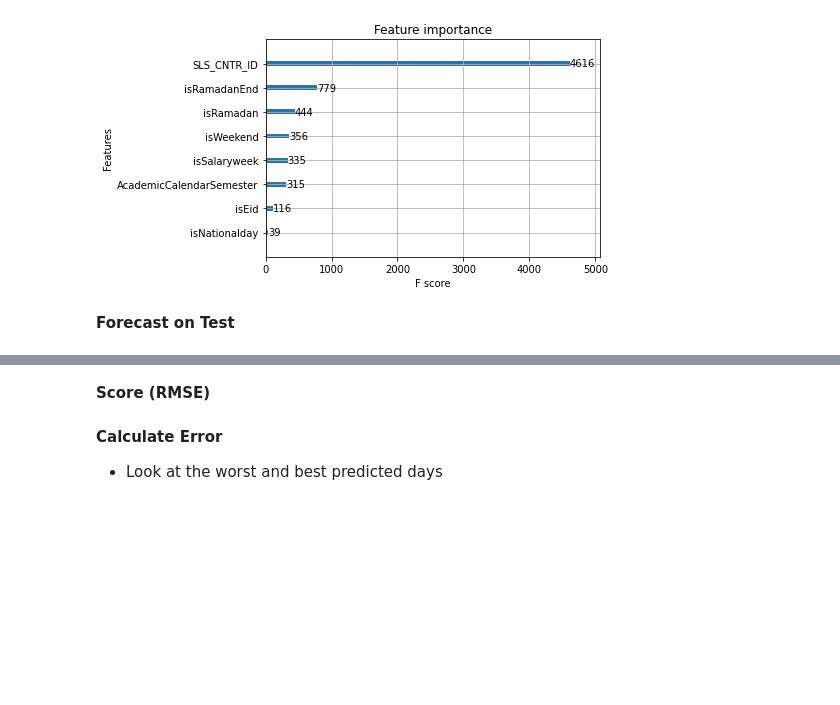
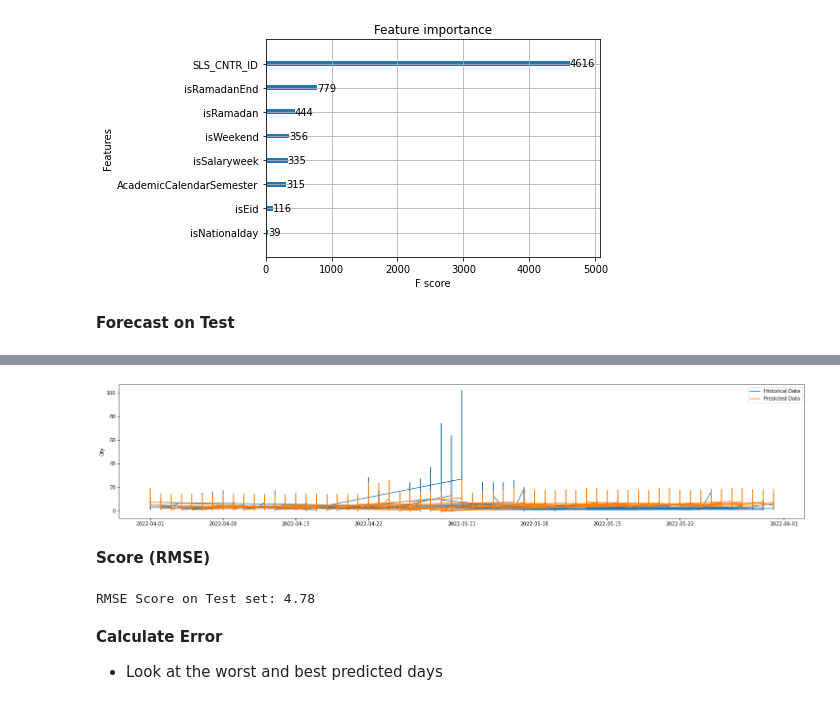
Before and after one commit to hajsf/Time-Series-Forecast, a Jupyter notebook: 05_TrainModel.ipynb, the cells around one changed output, grey strips where cells are left out. Cells and saved outputs as stored; diff of their text form; code cells hidden in the pictures; blank space fills up the shorter version.

```diff
--- a/05_TrainModel.ipynb
+++ b/05_TrainModel.ipynb
@@ -138,8 +155,20 @@ plt.show()
+# %%
+span = test.loc[(test.index.get_level_values('DATE1') >= '2022-04-01') & (test.index.get_level_values('DATE1') < '2022-06-01')]
+fig, ax = plt.subplots(figsize=(25, 5))
+plt.plot(span['QTY'], label='Historical Data')
+plt.plot(span['prediction'], label='Predicted Data')
+plt.ylabel('Qty')
+plt.legend(['Historical Data', 'Predicted Data'])
+plt.show()
+# %% [output]
+[figure, added]
 # %% [markdown]
 **Score (RMSE)**
 # %%
-score = np.sqrt(mean_squared_error(test['salesQty'], test['prediction']))
+score = np.sqrt(mean_squared_error(test['QTY'], test['prediction']))
 print(f'RMSE Score on Test set: {score:0.2f}')
+# %% [output]
+RMSE Score on Test set: 4.78
 # %% [markdown]
 **Calculate Error**
 
```
Also changed, not shown: parts of 9 cells of this notebook.
